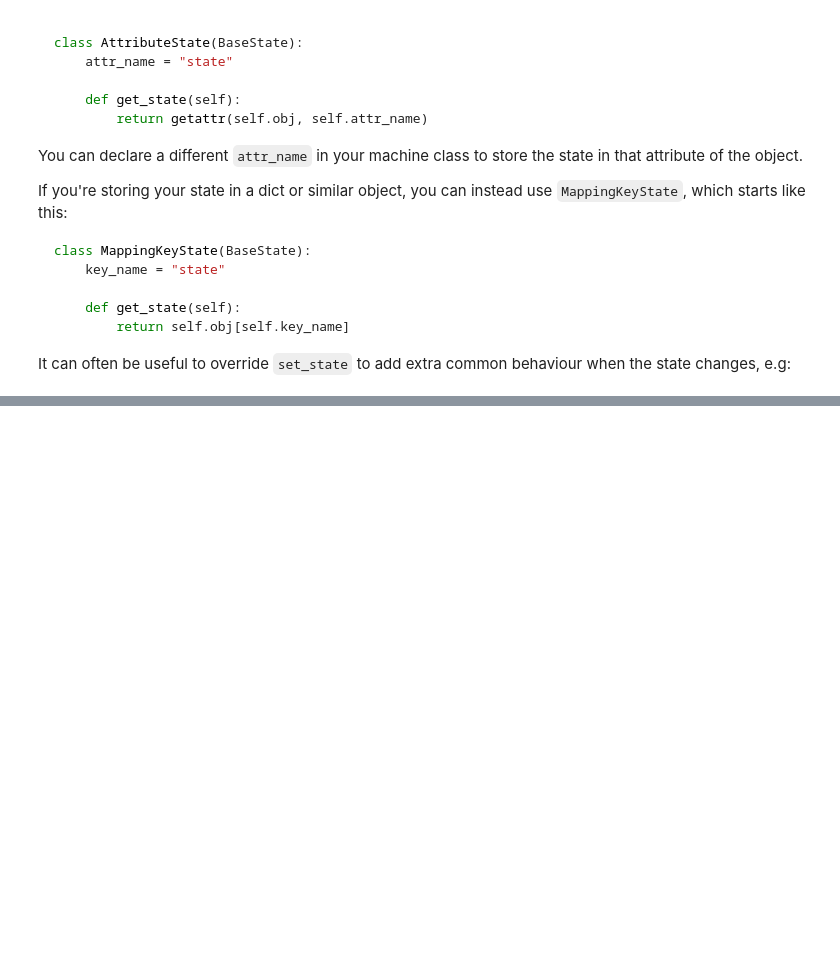
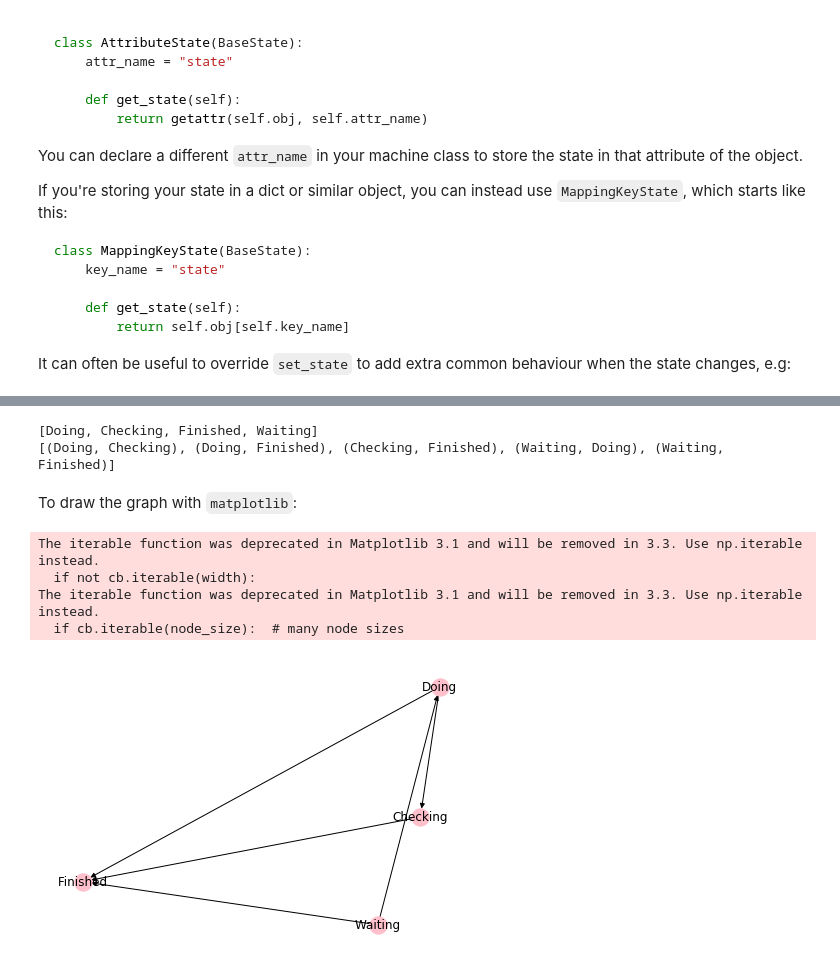
Before and after one commit to alexmojaki/friendly_states, a Jupyter notebook: README.ipynb, the cells around one changed output, grey strips where cells are left out. Saved outputs shown, nothing was run; the diff lists cells and outputs as text; code cells hidden in the pictures; blank space fills up the shorter version.

```diff
--- a/README.ipynb
+++ b/README.ipynb
@@ -402,0 +411,25 @@ If things are not working as expected, here are some things to check:
+# %%
+import networkx as nx
+machine = MyMachine
+
+G = nx.DiGraph()
+for state in machine.states:
+    for output_state in state.output_states:
+        G.add_edge(state, output_state)
+
+print(G.nodes)
+print(G.edges)
+# %% [output]
+[Doing, Checking, Finished, Waiting]
+[(Doing, Checking), (Doing, Finished), (Checking, Finished), (Waiting, Doing), (Waiting, Finished)]
+# %% [markdown]
+To draw the graph with `matplotlib`:
+# %%
+%matplotlib inline
+nx.draw(G, with_labels=True, node_color='pink')
+# %% [output]
+The iterable function was deprecated in Matplotlib 3.1 and will be removed in 3.3. Use np.iterable instead.
+  if not cb.iterable(width):
+The iterable function was deprecated in Matplotlib 3.1 and will be removed in 3.3. Use np.iterable instead.
+  if cb.iterable(node_size):  # many node sizes
+[figure, added]
```
Also changed, not shown: parts of 5 cells of this notebook, 2 other files.
